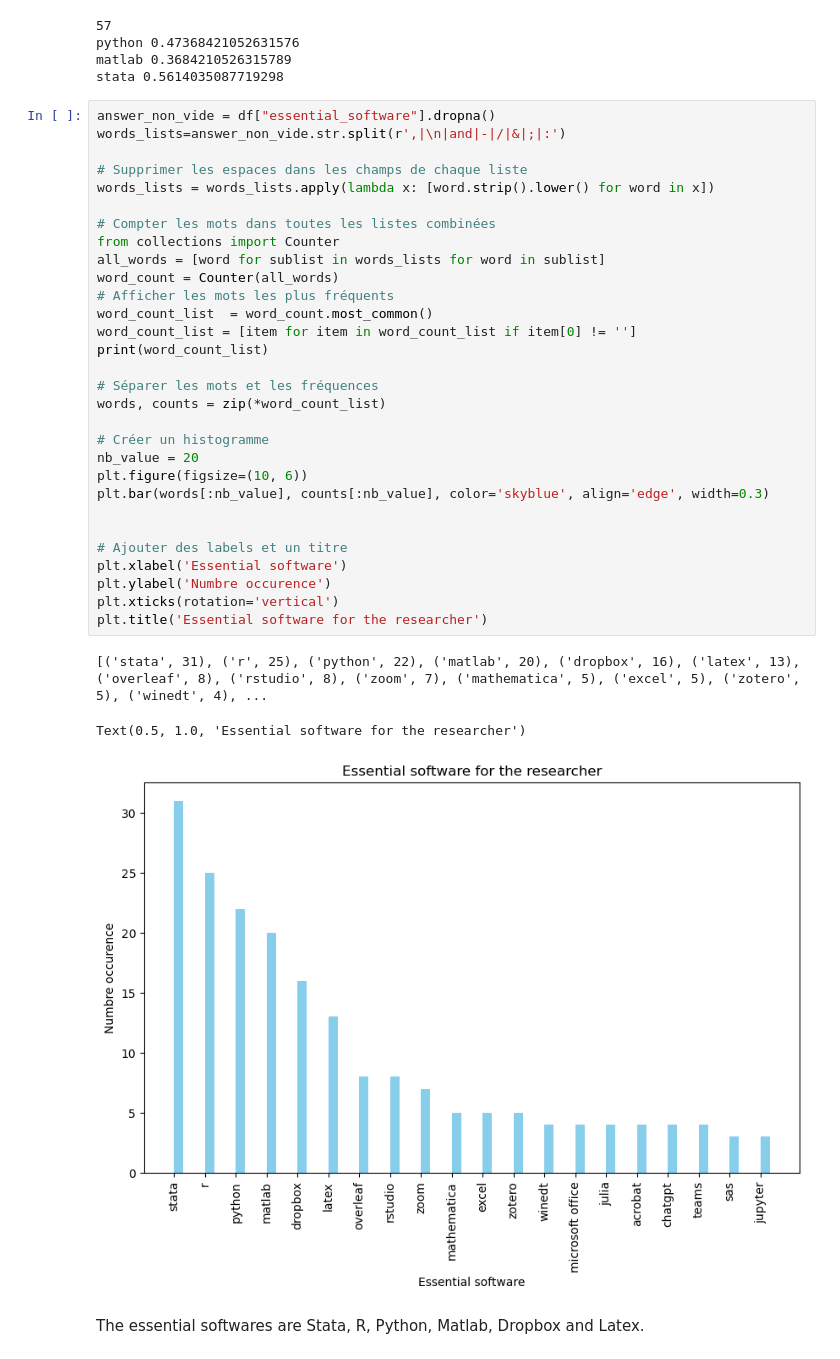
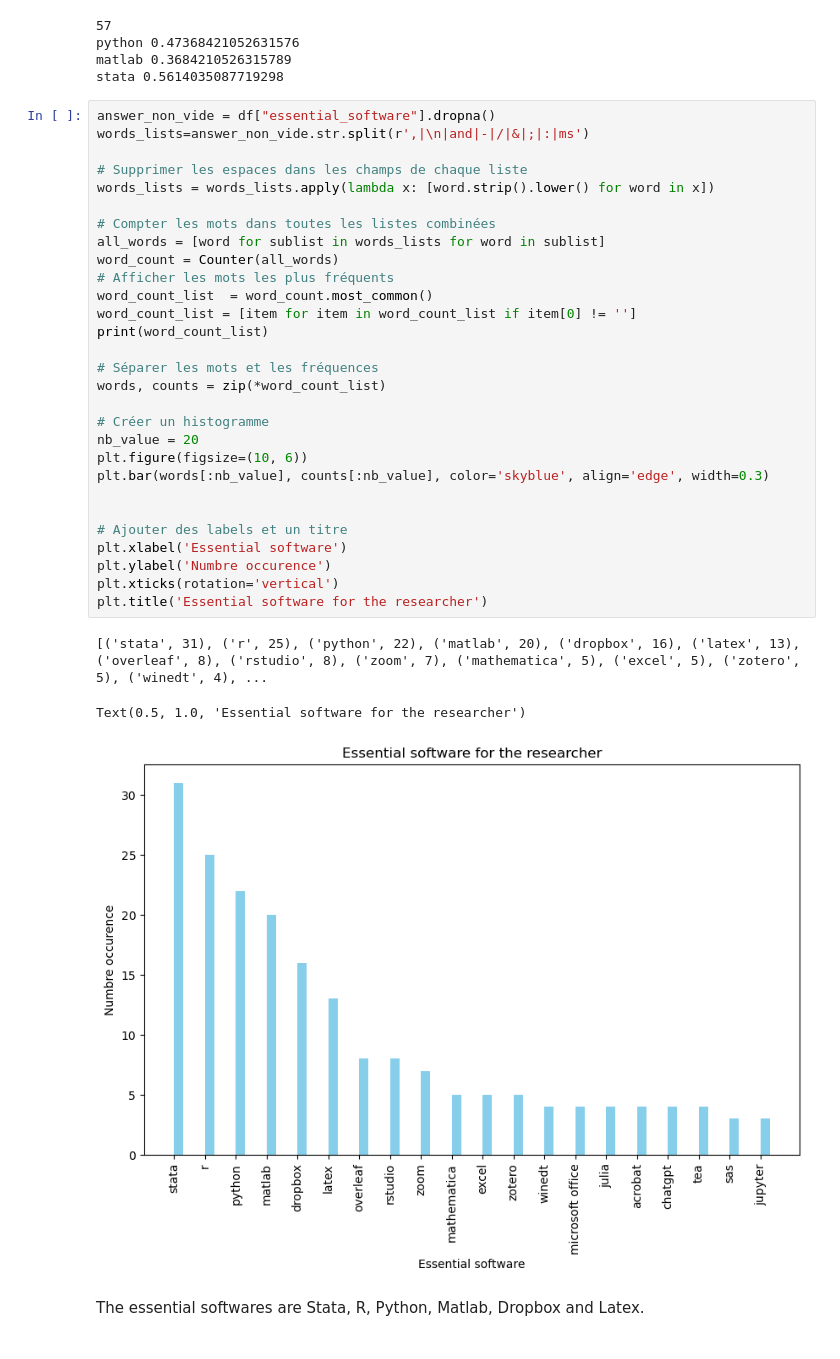
Before and after one commit to emilienschultz/survey-software-crest, a Jupyter notebook: notebooks/Analyze.ipynb, the cells around one changed output. Saved outputs shown, nothing was run; the diff lists cells and outputs as text.

```diff
--- a/notebooks/Analyze.ipynb
+++ b/notebooks/Analyze.ipynb
@@ -113,38 +113,37 @@ matlab 0.3684210526315789
 stata 0.5614035087719298
 # %%
 answer_non_vide = df["essential_software"].dropna()
-words_lists=answer_non_vide.str.split(r',|\n|and|-|/|&|;|:')
+words_lists=answer_non_vide.str.split(r',|\n|and|-|/|&|;|:|ms')
 
 # Supprimer les espaces dans les champs de chaque liste
 words_lists = words_lists.apply(lambda x: [word.strip().lower() for word in x])
 
 # Compter les mots dans toutes les listes combinées
-from collections import Counter
 all_words = [word for sublist in words_lists for word in sublist]
 word_count = Counter(all_words)
 # Afficher les mots les plus fréquents
 word_count_list  = word_count.most_common()
 word_count_list = [item for item in word_count_list if item[0] != '']
 print(word_count_list)
 
 # Séparer les mots et les fréquences
 words, counts = zip(*word_count_list)
 
 # Créer un histogramme
 nb_value = 20
 plt.figure(figsize=(10, 6))
 plt.bar(words[:nb_value], counts[:nb_value], color='skyblue', align='edge', width=0.3)
 
 
 # Ajouter des labels et un titre
 plt.xlabel('Essential software')
 plt.ylabel('Numbre occurence')
 plt.xticks(rotation='vertical')
 plt.title('Essential software for the researcher')
 # %% [output]
 [('stata', 31), ('r', 25), ('python', 22), ('matlab', 20), ('dropbox', 16), ('latex', 13), ('overleaf', 8), ('rstudio', 8), ('zoom', 7), ('mathematica', 5), ('excel', 5), ('zotero', 5), ('winedt', 4), ...
 Text(0.5, 1.0, 'Essential software for the researcher')
-[figure, old version]
+[figure, new version]
 # %% [markdown]
 The essential softwares are Stata, R, Python, Matlab, Dropbox and Latex.
 # %% [markdown]
```
